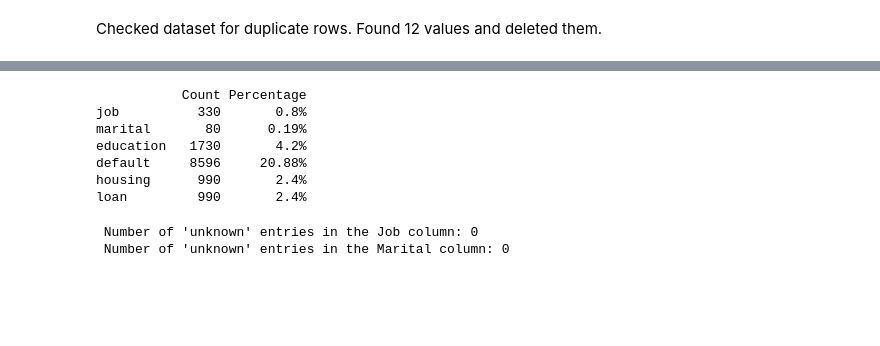
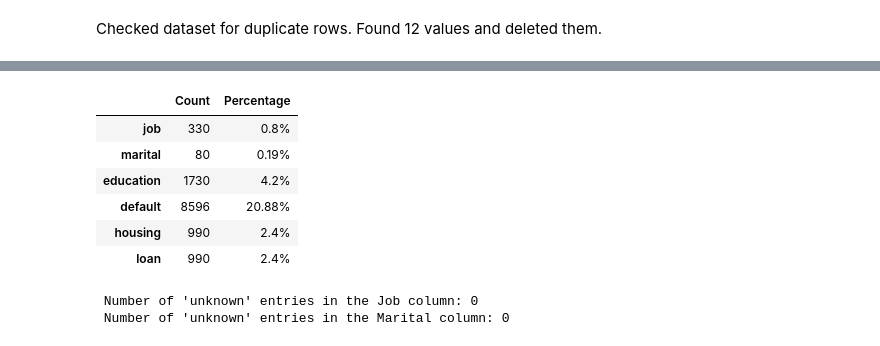
Before and after one commit to anthonyfeaster/UCB-AIML, a Jupyter notebook: Practical-3/prompt_III.ipynb, the cells around one changed output, grey strips where cells are left out. Drawn from its saved outputs; the diff is of its cells as text; code cells hidden in the pictures; blank space fills up the shorter version.

```diff
--- a/Practical-3/prompt_III.ipynb
+++ b/Practical-3/prompt_III.ipynb
@@ -208,23 +219,24 @@ dtype: int64
 # %%
 #Find all of the unknown values
 unknown_values = bank.isin(['unknown']).sum()
 
+#Creating new DataFrame to display the number of unknown entries and percentage for each column
 unknown_summary = pd.DataFrame({
     'Count': unknown_values,
     'Percentage': (unknown_values / len(bank) * 100).round(2).astype(str) + '%'
 })
 
 unknown_summary = unknown_summary[unknown_summary['Count'] > 0]
 
-print(unknown_summary)
+unknown_summary
 # %% [output]
-           Count Percentage
-job          330       0.8%
-marital       80      0.19%
-education   1730       4.2%
-default     8596     20.88%
-housing      990       2.4%
-loan         990       2.4%
+|  | Count | Percentage |
+| job | 330 | 0.8% |
+| marital | 80 | 0.19% |
+| education | 1730 | 4.2% |
+| default | 8596 | 20.88% |
+| housing | 990 | 2.4% |
+| loan | 990 | 2.4% |
 # %%
 #Dropping unknown rows in the job  & marital column since its only .8%  & .19% of the entries
 bank = bank[bank['job'] != 'unknown']
```
Also changed, not shown: parts of 30 cells of this notebook.
